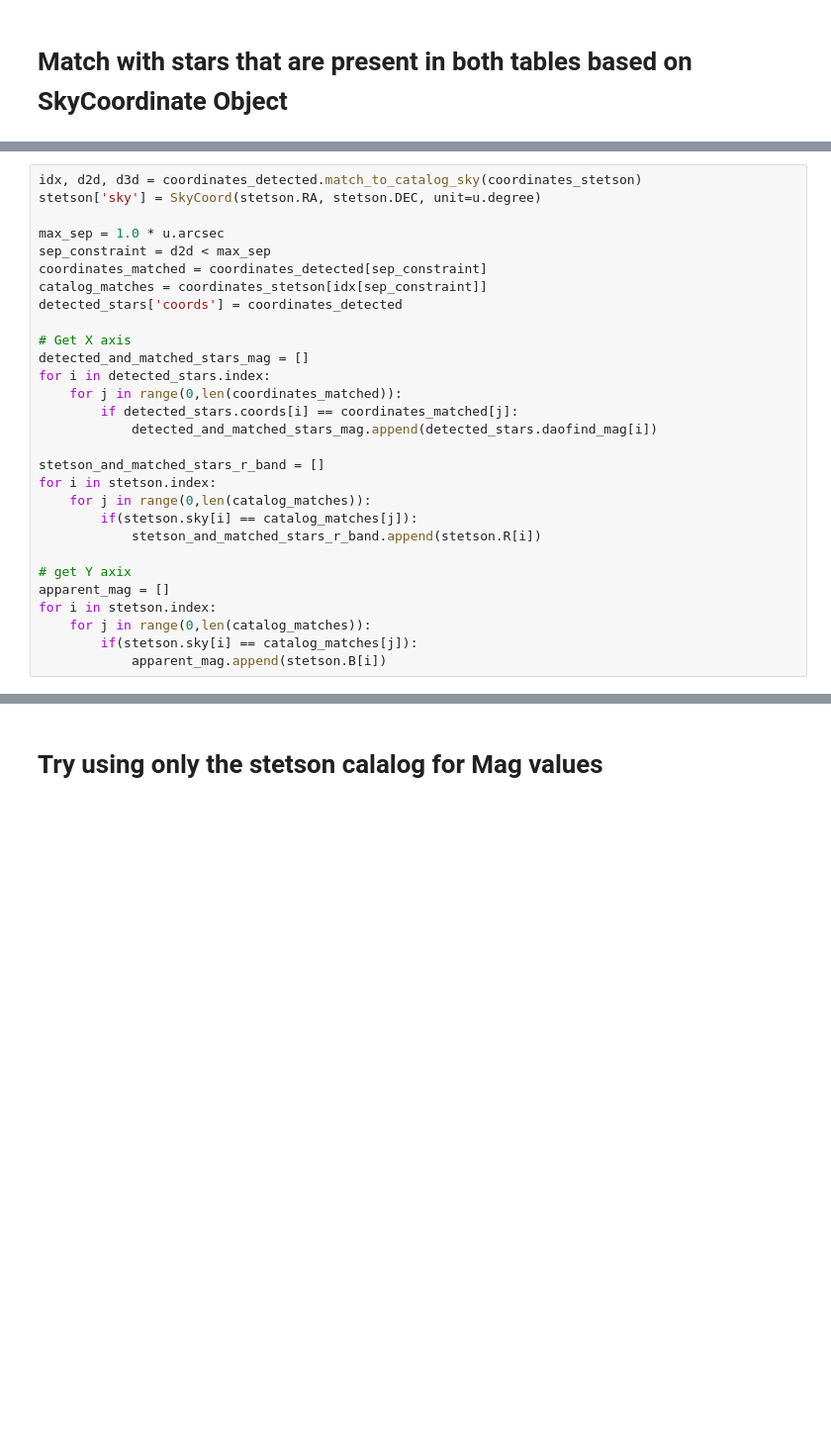
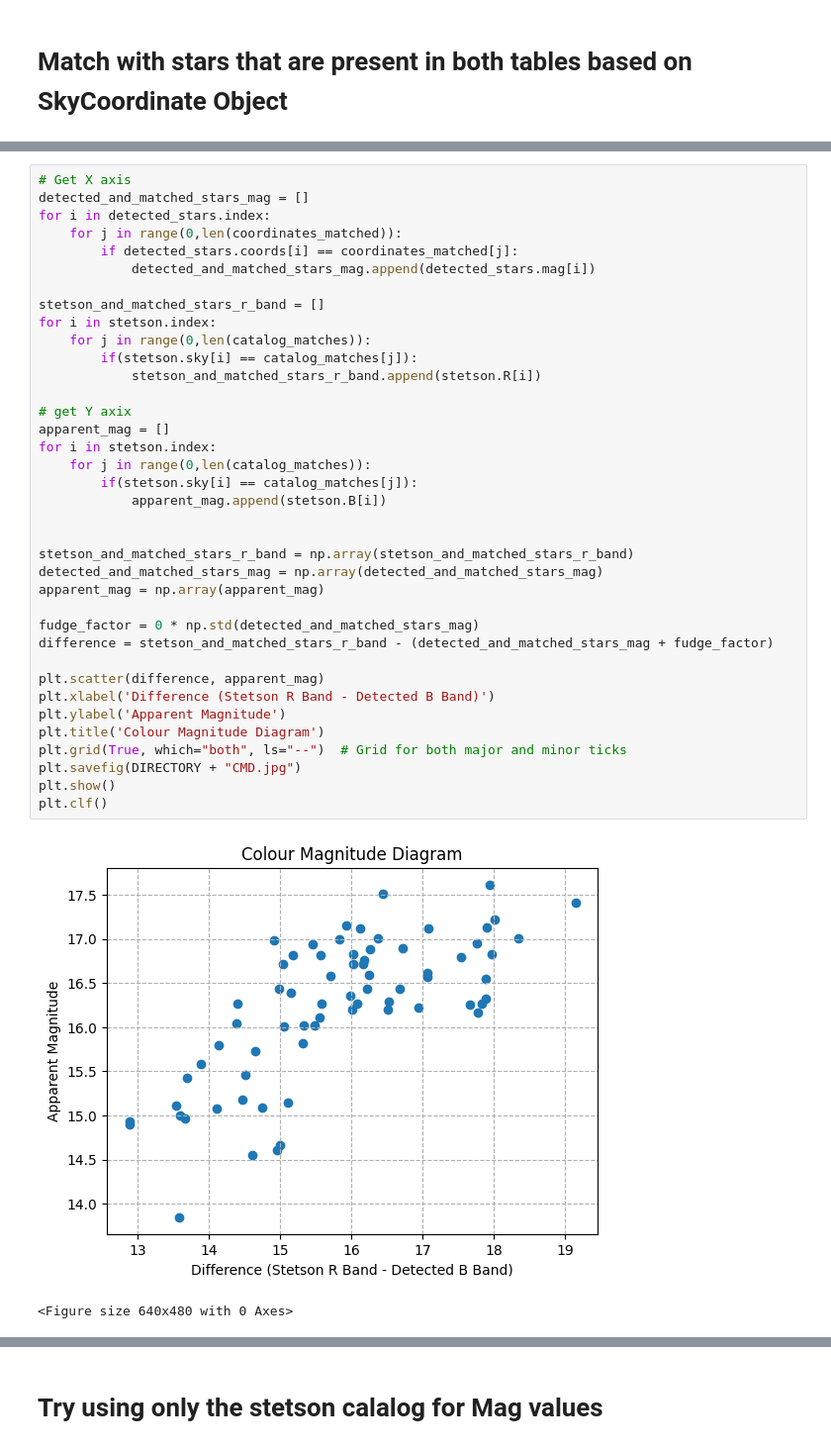
Before and after one commit to TheRealCass/Observing-M13, a Jupyter notebook: pipeline stage 2.ipynb, the cells around one changed output, grey strips where cells are left out. Shown: that part at 99% size. Cells and saved outputs as stored; diff of their text form; blank space fills up the shorter version.

```diff
--- a/pipeline stage 2.ipynb
+++ b/pipeline stage 2.ipynb
@@ -190,29 +199,40 @@ coordinates_detected = SkyCoord(det_radec.ra, det_radec.dec)
 # %%
-idx, d2d, d3d = coordinates_detected.match_to_catalog_sky(coordinates_stetson)
-stetson['sky'] = SkyCoord(stetson.RA, stetson.DEC, unit=u.degree)
-
-max_sep = 1.0 * u.arcsec
-sep_constraint = d2d < max_sep
-coordinates_matched = coordinates_detected[sep_constraint]
-catalog_matches = coordinates_stetson[idx[sep_constraint]]
-detected_stars['coords'] = coordinates_detected
-
 # Get X axis
 detected_and_matched_stars_mag = []
 for i in detected_stars.index:
     for j in range(0,len(coordinates_matched)):
         if detected_stars.coords[i] == coordinates_matched[j]:
-            detected_and_matched_stars_mag.append(detected_stars.daofind_mag[i])
+            detected_and_matched_stars_mag.append(detected_stars.mag[i])
 
 stetson_and_matched_stars_r_band = []
 for i in stetson.index:
     for j in range(0,len(catalog_matches)):
         if(stetson.sky[i] == catalog_matches[j]):
             stetson_and_matched_stars_r_band.append(stetson.R[i])
 
 # get Y axix
 apparent_mag = []
 for i in stetson.index:
     for j in range(0,len(catalog_matches)):
         if(stetson.sky[i] == catalog_matches[j]):
             apparent_mag.append(stetson.B[i])
+
+
+stetson_and_matched_stars_r_band = np.array(stetson_and_matched_stars_r_band)
+detected_and_matched_stars_mag = np.array(detected_and_matched_stars_mag)
+apparent_mag = np.array(apparent_mag)
+
+fudge_factor = 0 * np.std(detected_and_matched_stars_mag)
+difference = stetson_and_matched_stars_r_band - (detected_and_matched_stars_mag + fudge_factor)
+
+plt.scatter(difference, apparent_mag)
+plt.xlabel('Difference (Stetson R Band - Detected B Band)')
+plt.ylabel('Apparent Magnitude')
+plt.title('Colour Magnitude Diagram')
+plt.grid(True, which="both", ls="--")  # Grid for both major and minor ticks
+plt.savefig(DIRECTORY + "CMD.jpg")
+plt.show()
+plt.clf()
+# %% [output]
+[figure, added]
+<Figure size 640x480 with 0 Axes>
```
Also changed, not shown: parts of 14 cells of this notebook, 11 other files.
